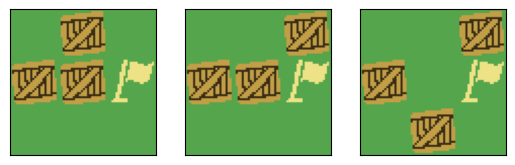
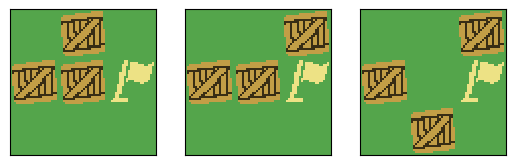
The change to this notebook cell's code, shown as a diff; its figure went from the first image to the second:
--- before
+++ after
@@ -4,5 +4,5 @@
 
 for i in range(k+1):
-  ax[i] = ax[i].imshow(imgs[i])
+  ax[i] = ax[i].imshow(imgs[i],  interpolation='nearest')
   ax[i].axes.xaxis.set_visible(False)
   ax[i].axes.yaxis.set_visible(False)

Commit: partially implemented 'wall is stop' blocks